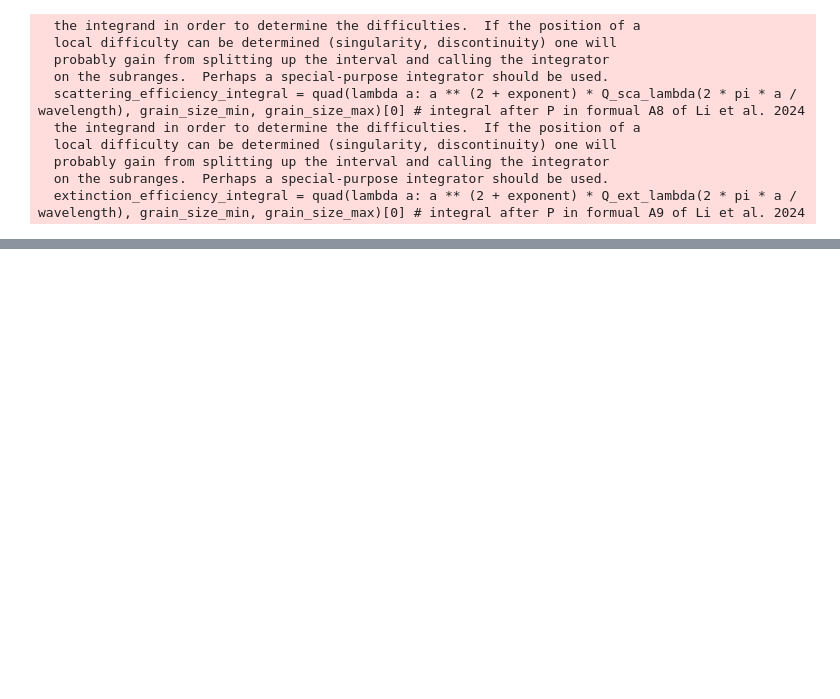
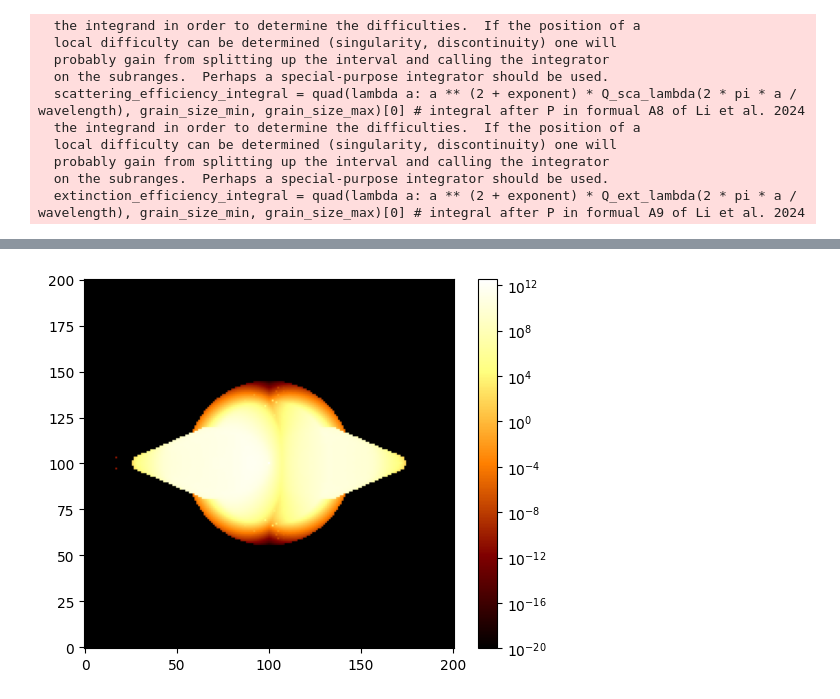
Before and after one commit to yunqibillyli/siltsong, a Jupyter notebook: M1-92.ipynb, the cells around one changed output, grey strips where cells are left out. Cells and saved outputs as stored; diff of their text form; code cells hidden in the pictures; blank space fills up the shorter version.

```diff
--- a/M1-92.ipynb
+++ b/M1-92.ipynb
@@ -243,15 +244,17 @@ Tracing multiple scattered photons:
 # %%
 import numpy as np
 import matplotlib.pyplot as plt
 from matplotlib.colors import LogNorm
 
-buffer = np.min(image[image > 0])
+buffer = 1e-20 # np.min(image[image > 0])
 buffered_image = image.copy()
 buffered_image[buffered_image <= buffer] = buffer
 
 plt.imshow(buffered_image, origin = 'lower', cmap = 'afmhot', norm = LogNorm())
 plt.colorbar()
 plt.show()
+# %% [output]
+[figure, added]
 # %%
 image_star_removed = image.copy()
 image_star_removed[100, 100] = 0
```
Also changed, not shown: parts of 5 cells of this notebook, 1 other file.
